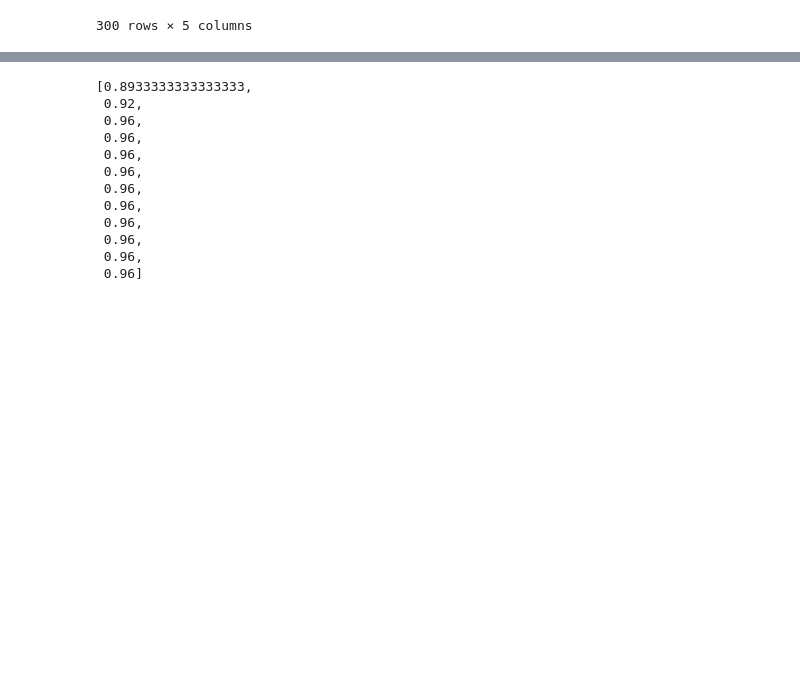
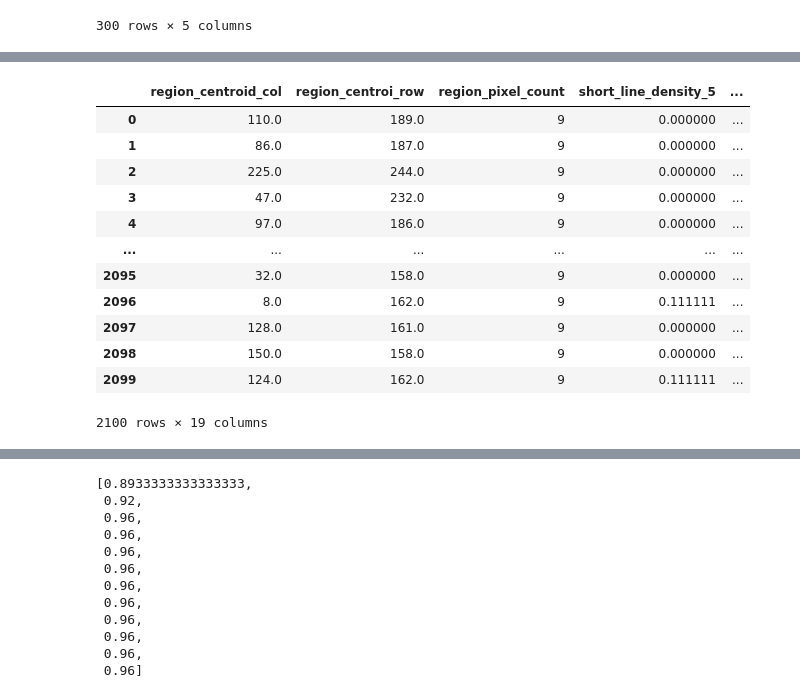
Before and after one commit to Jecosine/CatBoostPlayground, a Jupyter notebook: examples/load_datasets.ipynb, the cells around one changed output, grey strips where cells are left out. Cells and saved outputs as stored; diff of their text form; code cells hidden in the pictures; blank space fills up the shorter version.

```diff
--- a/examples/load_datasets.ipynb
+++ b/examples/load_datasets.ipynb
@@ -88,0 +180,8 @@ data.reset_index(drop=True)
+# %%
+# get attributes from datasets
+print(f"total attributes: {len(uci_db['image-segmentation']['attributes'])}")
+columns = []
+for a in uci_db['image-segmentation']['attributes']:
+    # handle name
+    columns.append(a["name"].strip().lower().replace("-", "_"))
+columns
@@ -88,0 +210,20 @@ data.reset_index(drop=True)
+# %%
+d1 = pd.read_csv("dataset_cache/image-segmentation/segmentation.test", skiprows=5, names=columns)
+data = d1.rename(columns={"class": "label"})
+label = data.label.apply(str.strip)
+data = data.drop(columns=["label"])
+data
+# %% [output]
+|  | region_centroid_col | region_centroi_row | region_pixel_count | short_line_density_5 | ... |
+| 0 | 110.0 | 189.0 | 9 | 0.000000 | ... |
+| 1 | 86.0 | 187.0 | 9 | 0.000000 | ... |
+| 2 | 225.0 | 244.0 | 9 | 0.000000 | ... |
+| 3 | 47.0 | 232.0 | 9 | 0.000000 | ... |
+| 4 | 97.0 | 186.0 | 9 | 0.000000 | ... |
+| ... | ... | ... | ... | ... | ... |
+| 2095 | 32.0 | 158.0 | 9 | 0.000000 | ... |
+| 2096 | 8.0 | 162.0 | 9 | 0.111111 | ... |
+| 2097 | 128.0 | 161.0 | 9 | 0.000000 | ... |
+| 2098 | 150.0 | 158.0 | 9 | 0.000000 | ... |
+| 2099 | 124.0 | 162.0 | 9 | 0.111111 | ... |
+2100 rows × 19 columns
```
Also changed, not shown: parts of 45 cells of this notebook, 13 other files.
